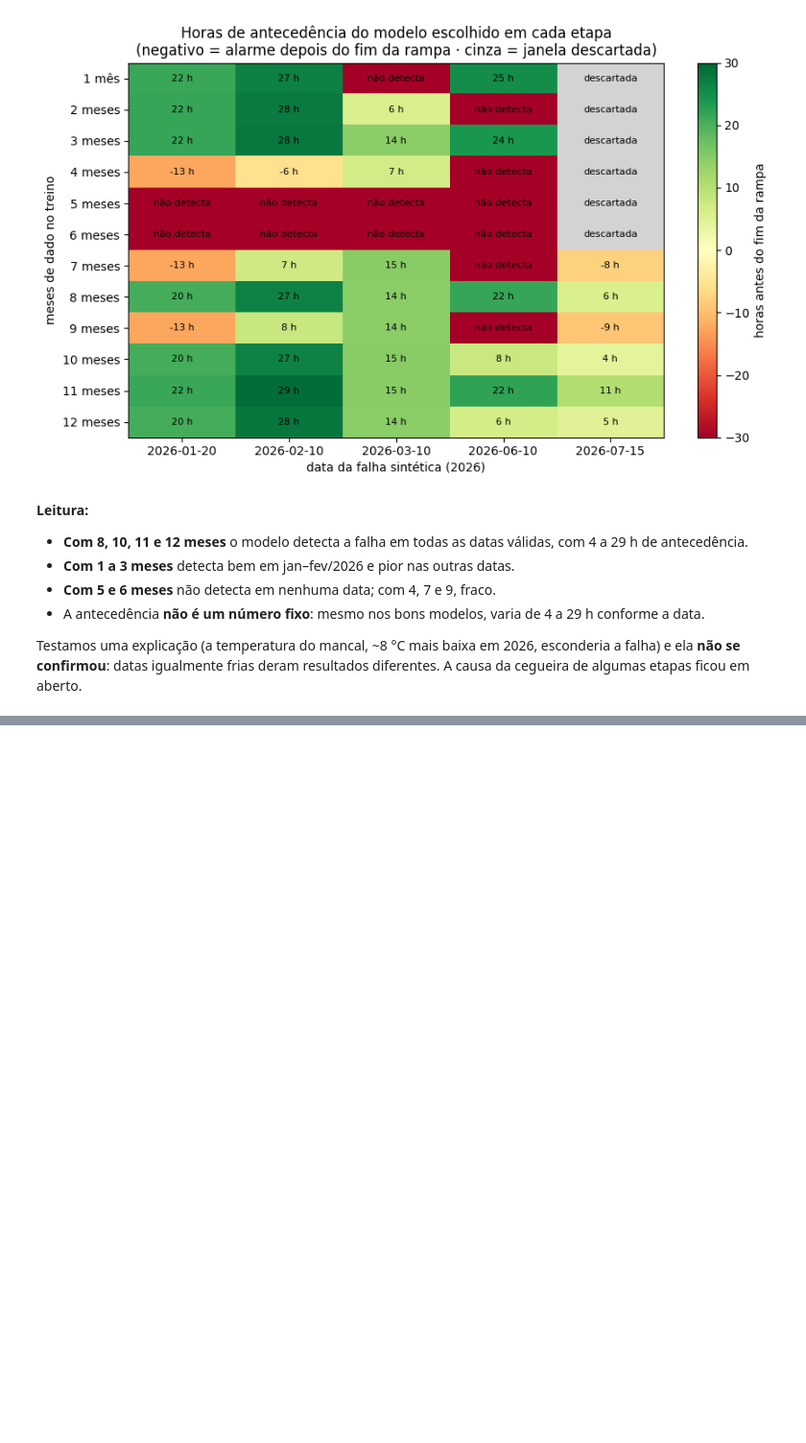
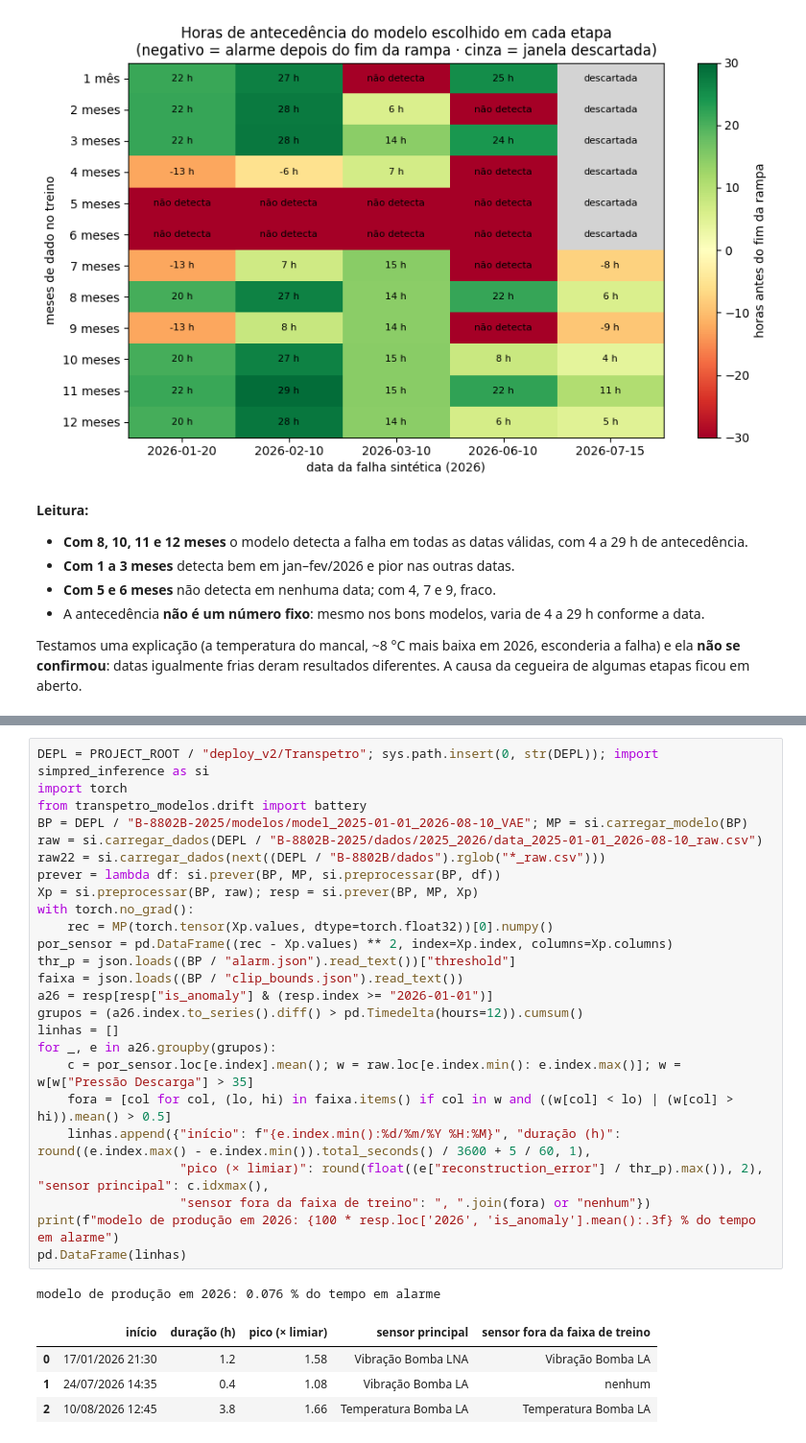
Before and after one commit to SIMPred-Petrobras/transpetro-models, a Jupyter notebook: notebooks/drift/retreino_acumulativo_explicado_B-8802B.ipynb, the cells around one changed output, grey strips where cells are left out. Shown at 96% size. Cells and saved outputs as stored; diff of their text form; blank space fills up the shorter version.

```diff
--- a/notebooks/drift/retreino_acumulativo_explicado_B-8802B.ipynb
+++ b/notebooks/drift/retreino_acumulativo_explicado_B-8802B.ipynb
@@ -214,0 +221,31 @@ confirmou**: datas igualmente frias deram resultados diferentes. A causa da cegu
+# %%
+DEPL = PROJECT_ROOT / "deploy_v2/Transpetro"; sys.path.insert(0, str(DEPL)); import simpred_inference as si
+import torch
+from transpetro_modelos.drift import battery
+BP = DEPL / "B-8802B-2025/modelos/model_2025-01-01_2026-08-10_VAE"; MP = si.carregar_modelo(BP)
+raw = si.carregar_dados(DEPL / "B-8802B-2025/dados/2025_2026/data_2025-01-01_2026-08-10_raw.csv")
+raw22 = si.carregar_dados(next((DEPL / "B-8802B/dados").rglob("*_raw.csv")))
+prever = lambda df: si.prever(BP, MP, si.preprocessar(BP, df))
+Xp = si.preprocessar(BP, raw); resp = si.prever(BP, MP, Xp)
+with torch.no_grad():
+    rec = MP(torch.tensor(Xp.values, dtype=torch.float32))[0].numpy()
+por_sensor = pd.DataFrame((rec - Xp.values) ** 2, index=Xp.index, columns=Xp.columns)
+thr_p = json.loads((BP / "alarm.json").read_text())["threshold"]
+faixa = json.loads((BP / "clip_bounds.json").read_text())
+a26 = resp[resp["is_anomaly"] & (resp.index >= "2026-01-01")]
+grupos = (a26.index.to_series().diff() > pd.Timedelta(hours=12)).cumsum()
+linhas = []
+for _, e in a26.groupby(grupos):
+    c = por_sensor.loc[e.index].mean(); w = raw.loc[e.index.min(): e.index.max()]; w = w[w["Pressão Descarga"] > 35]
+    fora = [col for col, (lo, hi) in faixa.items() if col in w and ((w[col] < lo) | (w[col] > hi)).mean() > 0.5]
+    linhas.append({"início": f"{e.index.min():%d/%m/%Y %H:%M}", "duração (h)": round((e.index.max() - e.index.min()).total_seconds() / 3600 + 5 / 60, 1),
+                   "pico (× limiar)": round(float((e["reconstruction_error"] / thr_p).max()), 2), "sensor principal": c.idxmax(),
+                   "sensor fora da faixa de treino": ", ".join(fora) or "nenhum"})
+print(f"modelo de produção em 2026: {100 * resp.loc['2026', 'is_anomaly'].mean():.3f} % do tempo em alarme")
+pd.DataFrame(linhas)
+# %% [output]
+modelo de produção em 2026: 0.076 % do tempo em alarme
+|  | início | duração (h) | pico (× limiar) | sensor principal | sensor fora da faixa de treino |
+| 0 | 17/01/2026 21:30 | 1.2 | 1.58 | Vibração Bomba LNA | Vibração Bomba LA |
+| 1 | 24/07/2026 14:35 | 0.4 | 1.08 | Vibração Bomba LA | nenhum |
+| 2 | 10/08/2026 12:45 | 3.8 | 1.66 | Temperatura Bomba LA | Temperatura Bomba LA |
```
Also changed, not shown: parts of 5 cells of this notebook.
